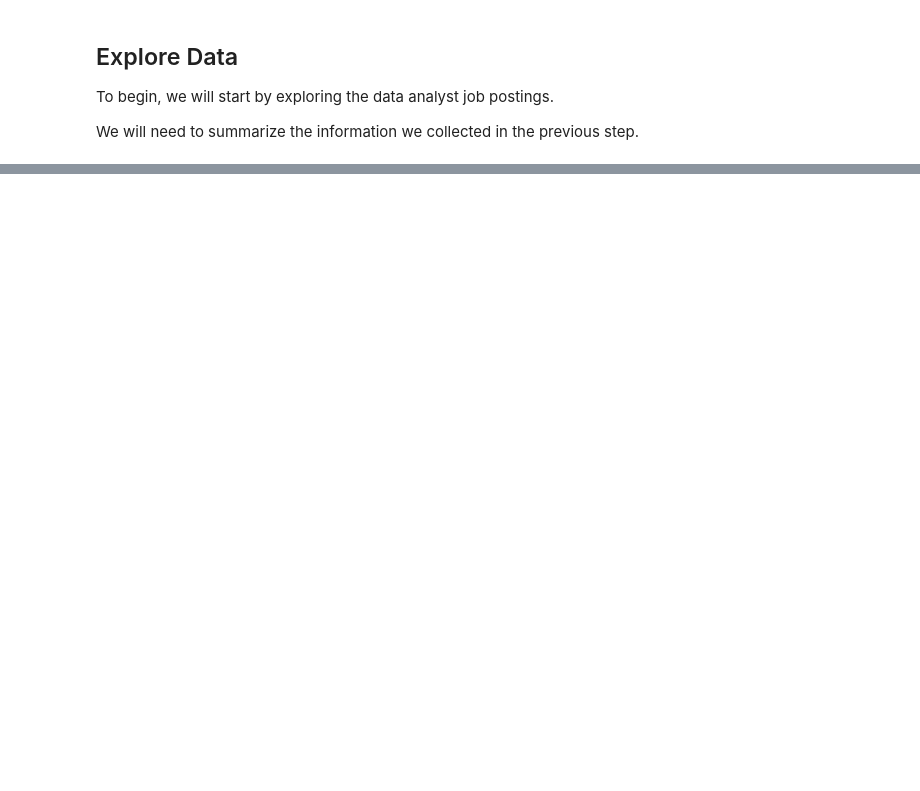
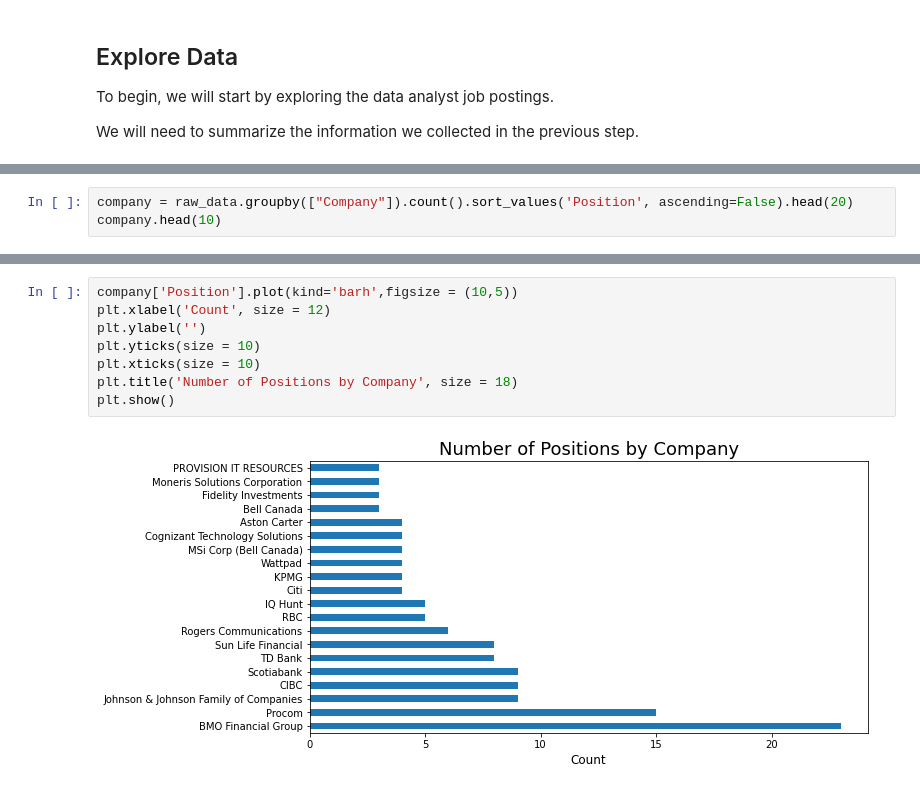
Before and after one commit to jma199/nlp-jobmarket, a Jupyter notebook: main_jobdesc_eda.ipynb, the cells around one changed output, grey strips where cells are left out. Cells and saved outputs as stored; diff of their text form; blank space fills up the shorter version.

```diff
--- a/main_jobdesc_eda.ipynb
+++ b/main_jobdesc_eda.ipynb
@@ -33,0 +159,3 @@ plt.show()
+# %%
+company = raw_data.groupby(["Company"]).count().sort_values('Position', ascending=False).head(20)
+company.head(10)
@@ -33,0 +175,10 @@ plt.show()
+# %%
+company['Position'].plot(kind='barh',figsize = (10,5))
+plt.xlabel('Count', size = 12)
+plt.ylabel('')
+plt.yticks(size = 10)
+plt.xticks(size = 10)
+plt.title('Number of Positions by Company', size = 18)
+plt.show()
+# %% [output]
+[figure, added]
```
Also changed, not shown: parts of 29 cells of this notebook, 9 other files.
